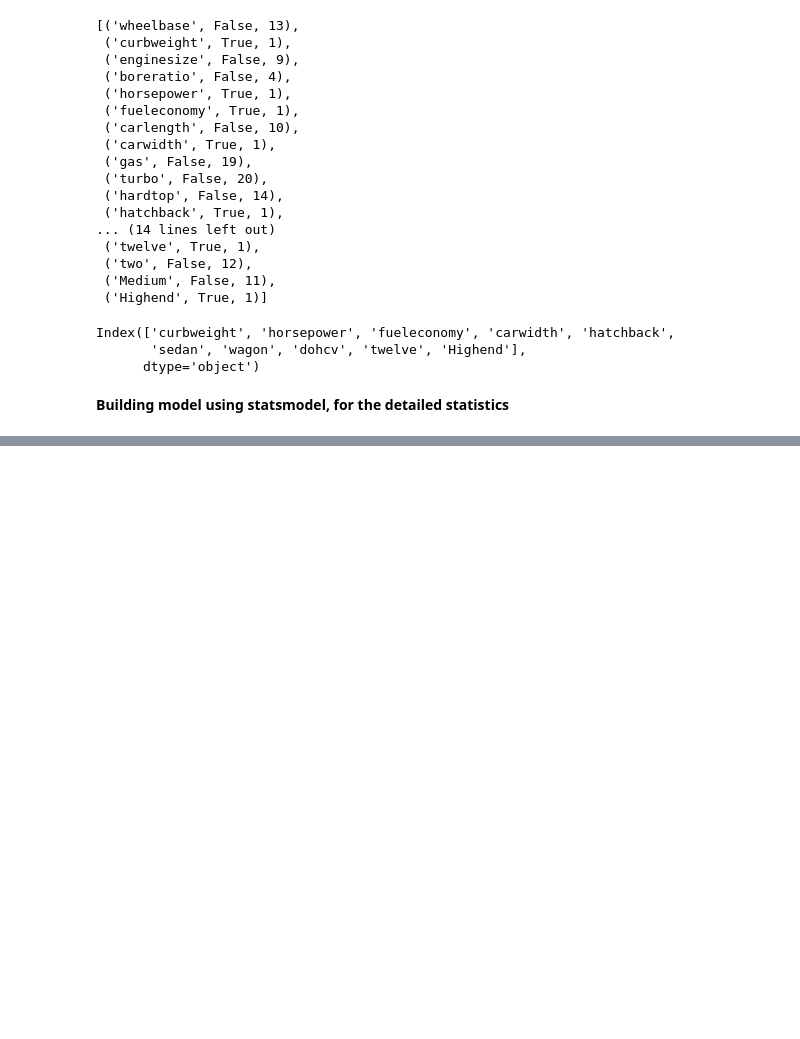
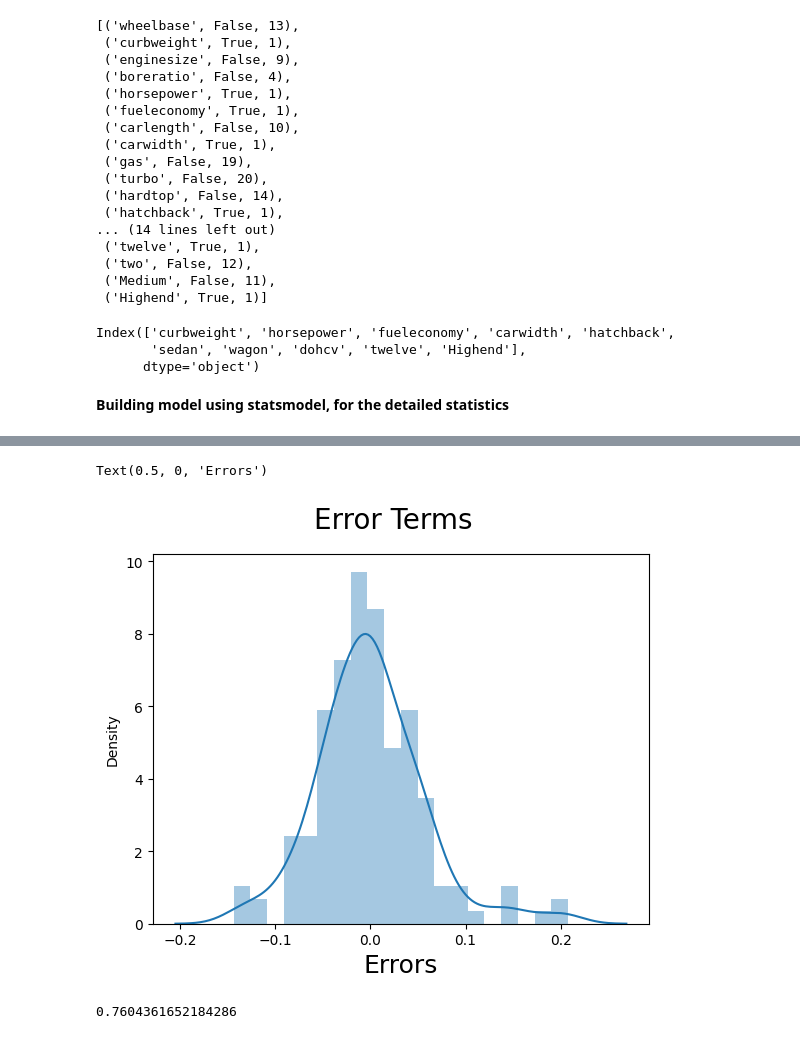
Before and after one commit to furkandrms/data-science-for-everyone, a Jupyter notebook: Car Prediction/CarPrice_Prediction.ipynb, the cells around one changed output, grey strips where cells are left out. Cells and saved outputs as stored; diff of their text form; code cells hidden in the pictures; blank space fills up the shorter version.

Commit message:
added statistical analysis and ML. After that, found model prediction with r2_score.

```diff
--- a/Car Prediction/CarPrice_Prediction.ipynb
+++ b/Car Prediction/CarPrice_Prediction.ipynb
@@ -345,0 +498,2 @@ x_train_rfe.head()
+# %%
+x_train_new_build = x_train_new_build.drop(["sedan"], axis = 1)
@@ -345,0 +502,2 @@ x_train_rfe.head()
+# %%
+x_train_new_build = build_model(x_train_new_build, y_train)
@@ -345,0 +533,2 @@ x_train_rfe.head()
+# %%
+x_train_new_build = x_train_new_build.drop(["wagon"], axis=1)
@@ -345,0 +537,2 @@ x_train_rfe.head()
+# %%
+x_train_new_build = build_model(x_train_new_build, y_train)
@@ -345,0 +567,11 @@ x_train_rfe.head()
+# %%
+lr = sm.OLS(y_train, x_train_new_build).fit()
+y_train_price = lr.predict(x_train_new_build)
+
+fig = plt.figure()
+sns.distplot((y_train - y_train_price), bins = 20)
+fig.suptitle('Error Terms', fontsize = 20)
+plt.xlabel('Errors', fontsize = 18)
+# %% [output]
+Text(0.5, 0, 'Errors')
+[figure, added]
@@ -345,0 +593,6 @@ x_train_rfe.head()
+# %%
+from sklearn.metrics import r2_score
+
+r2_score(y_test, y_pred)
+# %% [output]
+0.7604361652184286
```
Also changed, not shown: parts of 27 cells of this notebook.
